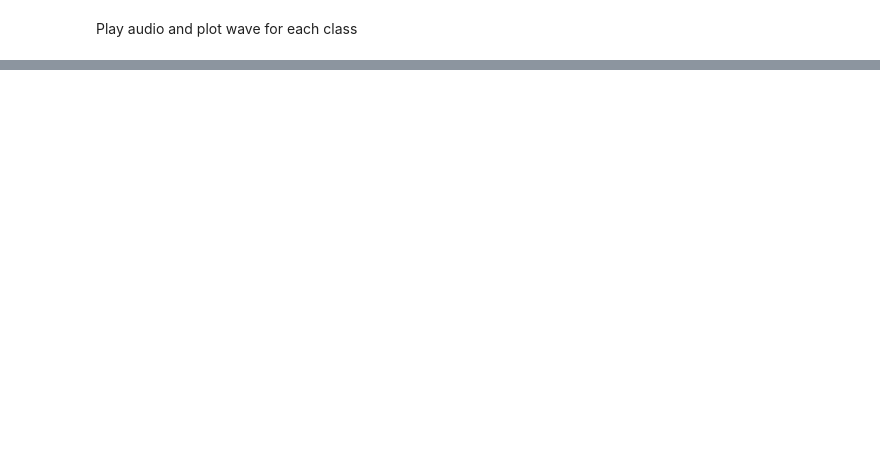
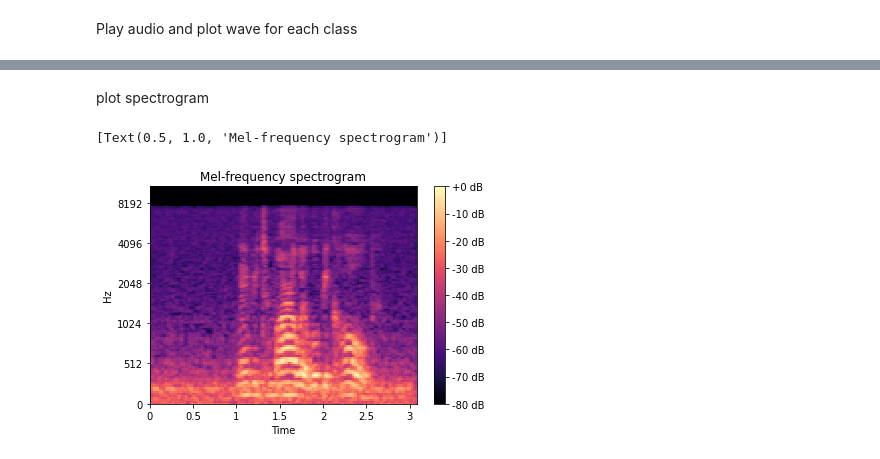
Before and after one commit to ahmedabdelkabier/SER_Pattern_Recognition, a Jupyter notebook: SER.ipynb, the cells around one changed output, grey strips where cells are left out. Cells and saved outputs as stored; diff of their text form; code cells hidden in the pictures; blank space fills up the shorter version.

Commit message:
feature space

```diff
--- a/SER.ipynb
+++ b/SER.ipynb
@@ -67,0 +88,21 @@ play_and_plot()
+# %%
+def create_feature_space(_audio_data_frame , sampling_rate):
+  zero_crossing_rate_Time = []
+  singal_Energy = []
+  mel_spectrogram = []
+
+  for audio  in _audio_data_frame['signal']:
+    zero_crossing_rate_Time.append(lib.feature.zero_crossing_rate(y = audio , frame_length= sampling_rate , center= False , hop_length= sampling_rate + 1))
+    singal_Energy.append(lib.feature.rms(y = audio , frame_length= sampling_rate , center= False , hop_length= sampling_rate + 1))
+    mel_spectrogram.append(lib.feature.melspectrogram(y= audio , sr= sampling_rate  , fmax = sampling_rate / 2 , n_mels= 128))
+
+  zero_crossing_rate_Time = pd.Series(zero_crossing_rate_Time , name= 'zero_crossing_rate_Time')
+  singal_Energy = pd.Series(singal_Energy , name= 'Energy')
+  mel_spectrogram = pd.Series(mel_spectrogram , name= 'mel_spectrogram')
+  _audio_data_frame = pd.concat([_audio_data_frame , zero_crossing_rate_Time , singal_Energy , mel_spectrogram] , axis=1)
+
+
+  return _audio_data_frame
+# %%
+_new_fs_data = create_feature_space(data , samples_rate[0])
+_new_fs_data
@@ -67,0 +123,13 @@ play_and_plot()
+# %% [markdown]
+plot spectrogram
+# %%
+fig, ax = plt.subplots()
+S_dB = librosa.power_to_db(_new_fs_data['mel_spectrogram'][0], ref=np.max)
+img = librosa.display.specshow(S_dB, x_axis='time',
+                         y_axis='mel', sr= samples_rate[0],
+                         fmax=samples_rate[0] / 2, ax=ax)
+fig.colorbar(img, ax=ax, format='%+2.0f dB')
+ax.set(title='Mel-frequency spectrogram')
+# %% [output]
+[Text(0.5, 1.0, 'Mel-frequency spectrogram')]
+[figure, added]
```
Also changed, not shown: parts of 6 cells of this notebook.
